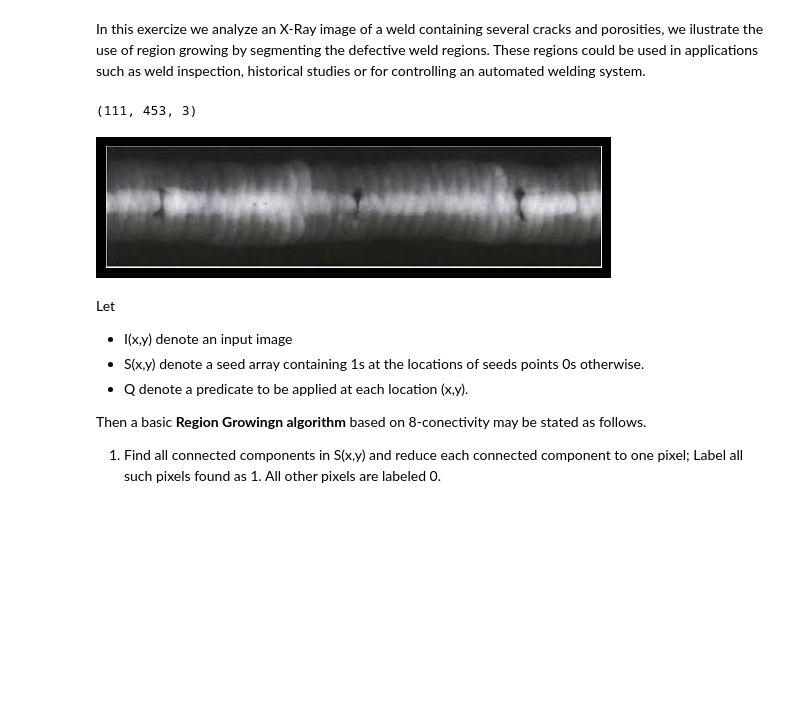
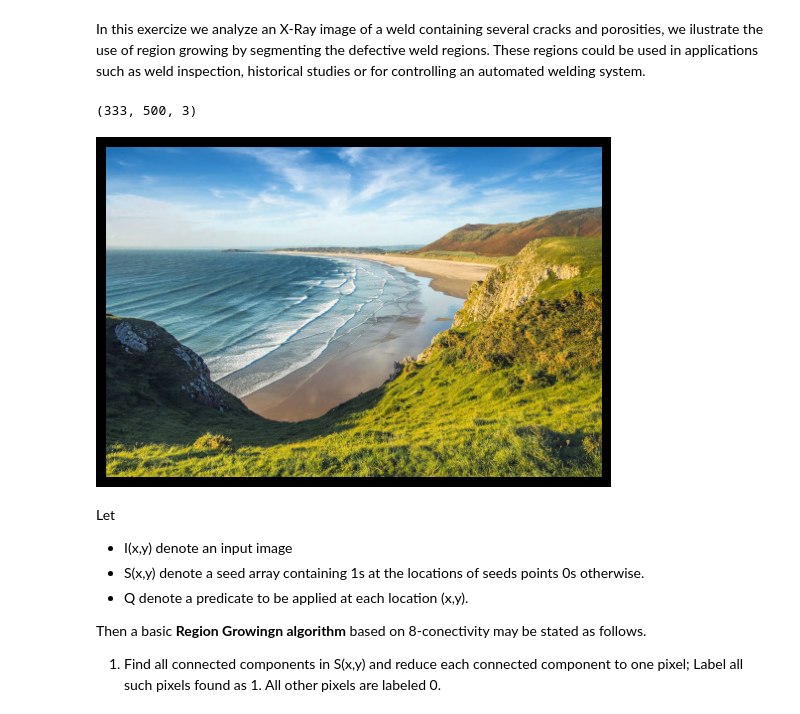
Before and after one commit to leinaxd/NOTES, a Jupyter notebook: digital_image_processing/notebooks/13_image_segmentation.ipynb, the cells around one changed output. Cells and saved outputs as stored; diff of their text form; code cells hidden in the pictures; blank space fills up the shorter version.

```diff
--- a/digital_image_processing/notebooks/13_image_segmentation.ipynb
+++ b/digital_image_processing/notebooks/13_image_segmentation.ipynb
@@ -21,29 +21,29 @@ In this exercize we analyze an X-Ray image of a weld containing several cracks a
 # %%
 import numpy as np
 import matplotlib.pyplot as plt
 import urllib.request
 import cv2
 
 plt.style.use('dark_background')
 
-url = "https://github.com/leinaxd/NOTES/raw/main/digital_image_processing/Lecture%2013/weld_defect.jpg" #@param {'type':'string'}
+url = "https://github.com/leinaxd/NOTES/raw/main/digital_image_processing/img/coast.jpg" #@param ["https://github.com/leinaxd/NOTES/raw/main/digital_image_processing/Lecture%2013/weld_defect.jpg", "https://github.com/leinaxd/NOTES/raw/main/digital_image_processing/img/coast.jpg"]
 with urllib.request.urlopen(url) as url:
     img = plt.imread(url, format='jpg')
 plt.imshow(img)
 plt.axis('off')
 
 print(img.shape)
 
 r_mask = img[:, :, 0]
 g_mask = img[:, :, 1]
 b_mask = img[:, :, 2]
 
 #turn image to gray
 g_img = r_mask*0.2989 + g_mask*0.5870 + b_mask*0.1140
 u_img = np.uint8(g_img)
 # %% [output]
-(111, 453, 3)
+(333, 500, 3)
-[figure, old version]
+[figure, new version]
 # %% [markdown]
 Let
 - I(x,y) denote an input image
```
Also changed, not shown: parts of 4 cells of this notebook.
